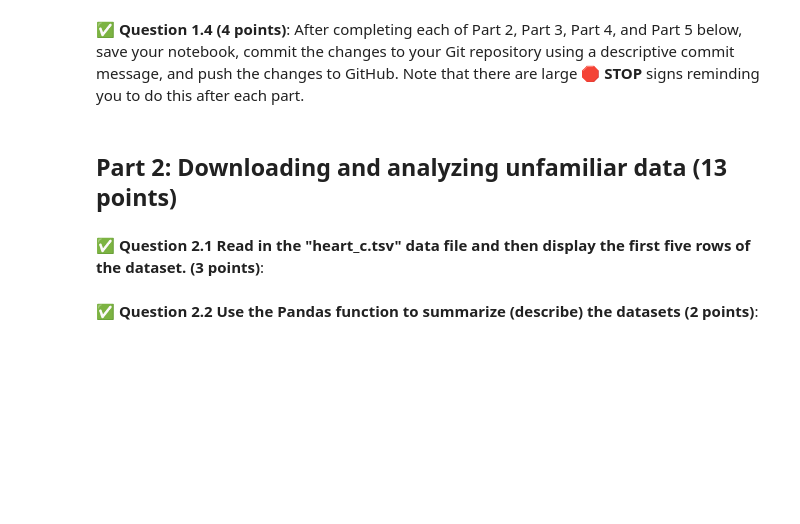
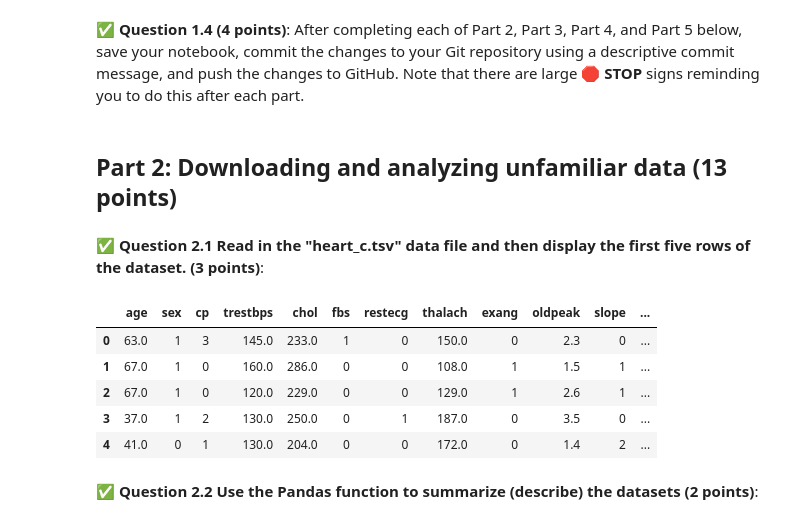
Before and after one commit to nathanjtaylor/CMSE202-f24-turnin, a Jupyter notebook: midterm/CMSE202-Midterm-Section001-STUDENT.ipynb, the cells around one changed output. Saved outputs shown, nothing was run; the diff lists cells and outputs as text; code cells hidden in the pictures; blank space fills up the shorter version.

```diff
--- a/midterm/CMSE202-Midterm-Section001-STUDENT.ipynb
+++ b/midterm/CMSE202-Midterm-Section001-STUDENT.ipynb
@@ -63,6 +81,15 @@ import numpy as np
 import matplotlib.pyplot as plt
 # %%
 ### Put your code here:
+heart_data = pd.read_csv("heart_c.tsv", sep="\t")
+heart_data.head(5)
+# %% [output]
+|  | age | sex | cp | trestbps | chol | fbs | restecg | thalach | exang | oldpeak | slope | ... |
+| 0 | 63.0 | 1 | 3 | 145.0 | 233.0 | 1 | 0 | 150.0 | 0 | 2.3 | 0 | ... |
+| 1 | 67.0 | 1 | 0 | 160.0 | 286.0 | 0 | 0 | 108.0 | 1 | 1.5 | 1 | ... |
+| 2 | 67.0 | 1 | 0 | 120.0 | 229.0 | 0 | 0 | 129.0 | 1 | 2.6 | 1 | ... |
+| 3 | 37.0 | 1 | 2 | 130.0 | 250.0 | 0 | 1 | 187.0 | 0 | 3.5 | 0 | ... |
+| 4 | 41.0 | 0 | 1 | 130.0 | 204.0 | 0 | 0 | 172.0 | 0 | 1.4 | 2 | ... |
 # %% [markdown]
 &#9989; **Question 2.2 Use the Pandas function to summarize (describe) the datasets (2 points)**:
 # %%
```
Also changed, not shown: parts of 7 cells of this notebook.
